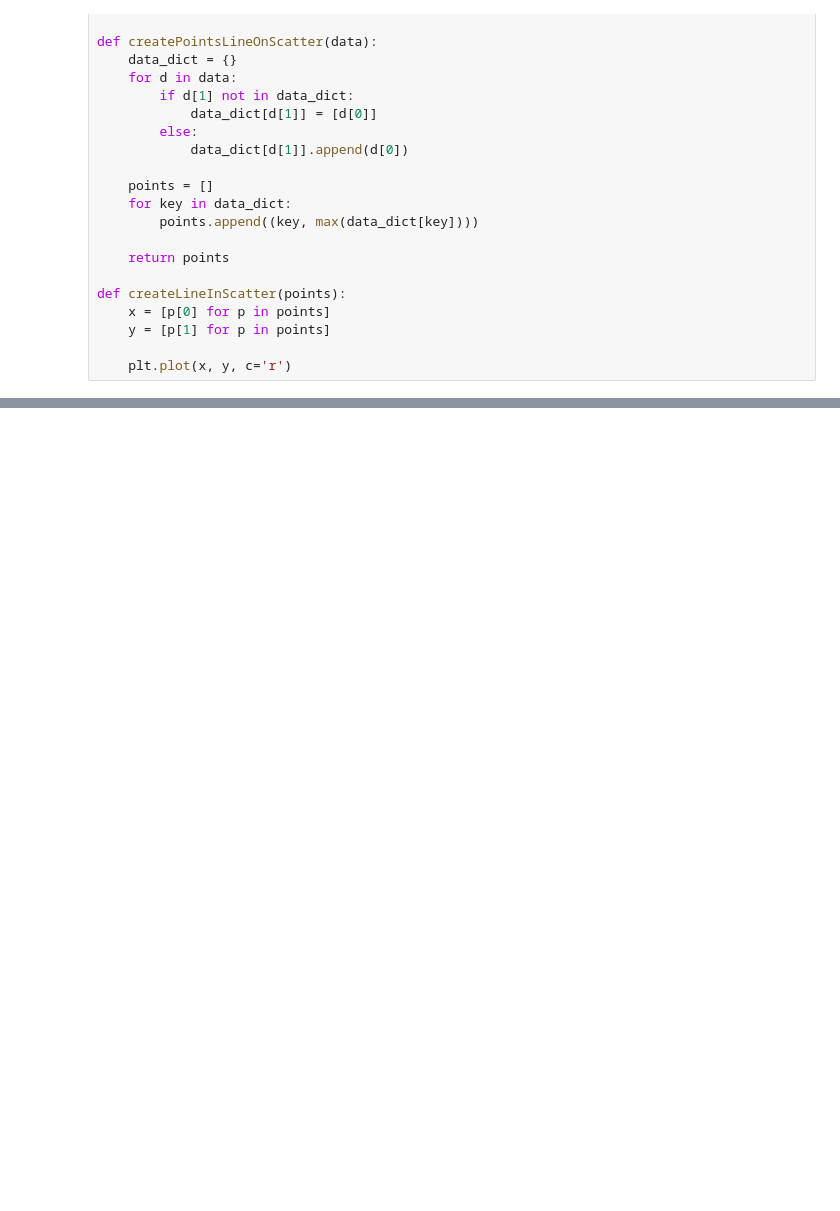
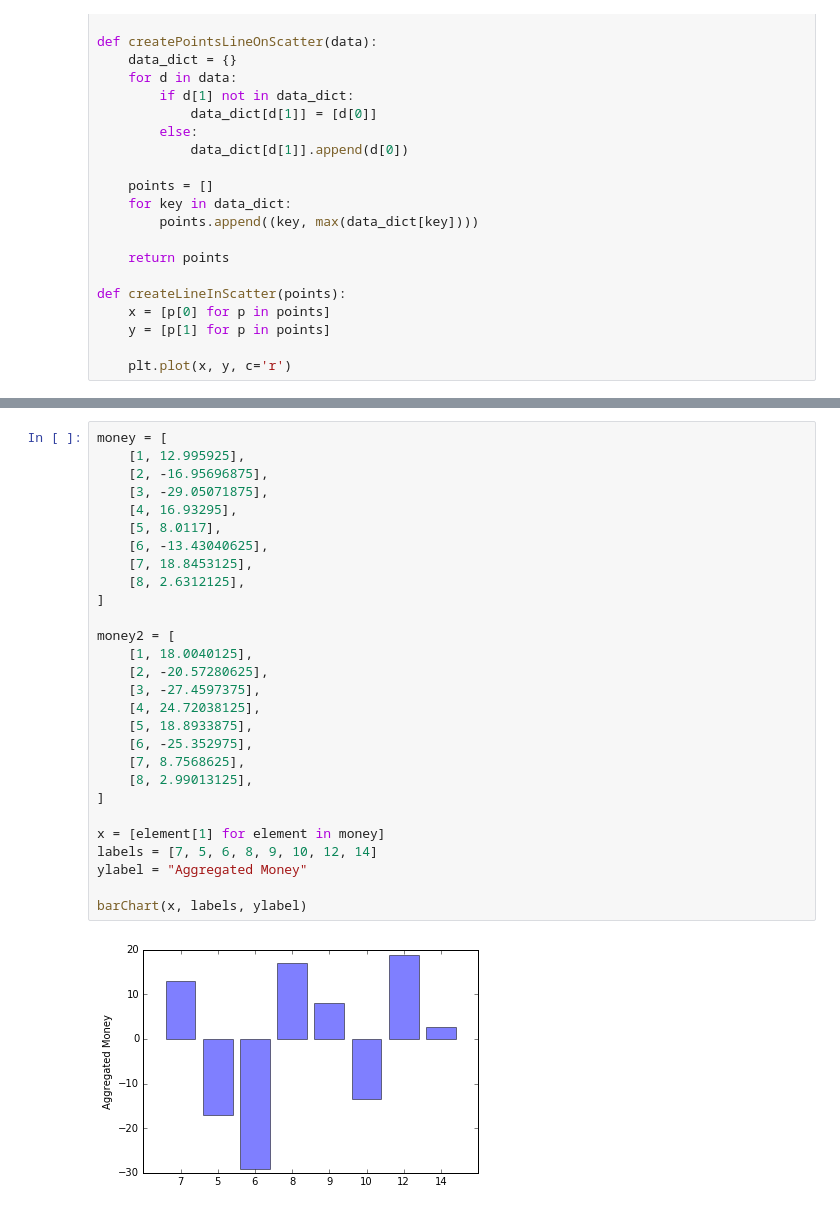
Before and after one commit to fernandomsilva/PokerHeuristics, a Jupyter notebook: Heuristic Visualization.ipynb, the cells around one changed output, grey strips where cells are left out. Saved outputs shown, nothing was run; the diff lists cells and outputs as text; blank space fills up the shorter version.

```diff
--- a/Heuristic Visualization.ipynb
+++ b/Heuristic Visualization.ipynb
@@ -70,0 +361,30 @@ scatterplot(x, y, data)
+# %%
+money = [
+    [1, 12.995925],
+    [2, -16.95696875],
+    [3, -29.05071875],
+    [4, 16.93295],
+    [5, 8.0117],
+    [6, -13.43040625],
+    [7, 18.8453125],
+    [8, 2.6312125],
+]
+
+money2 = [
+    [1, 18.0040125],
+    [2, -20.57280625],
+    [3, -27.4597375],
+    [4, 24.72038125],
+    [5, 18.8933875],
+    [6, -25.352975],
+    [7, 8.7568625],
+    [8, 2.99013125],
+]
+
+x = [element[1] for element in money]
+labels = [7, 5, 6, 8, 9, 10, 12, 14]
+ylabel = "Aggregated Money"
+
+barChart(x, labels, ylabel)
+# %% [output]
+[figure, added]
```
Also changed, not shown: parts of 10 cells of this notebook, 2 other files.
